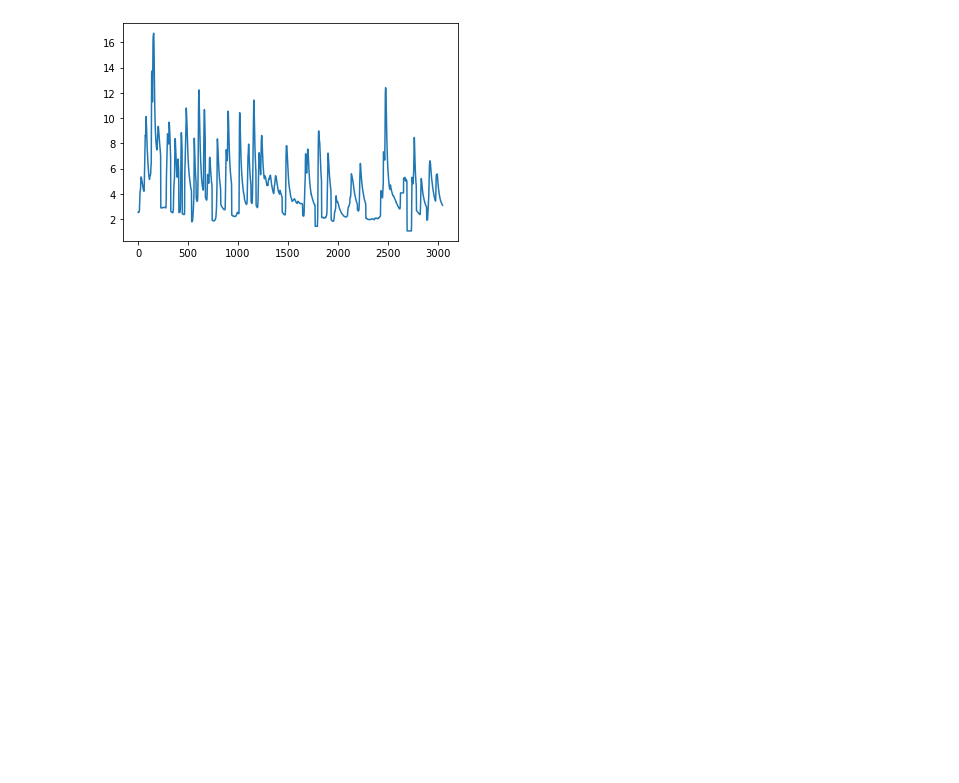
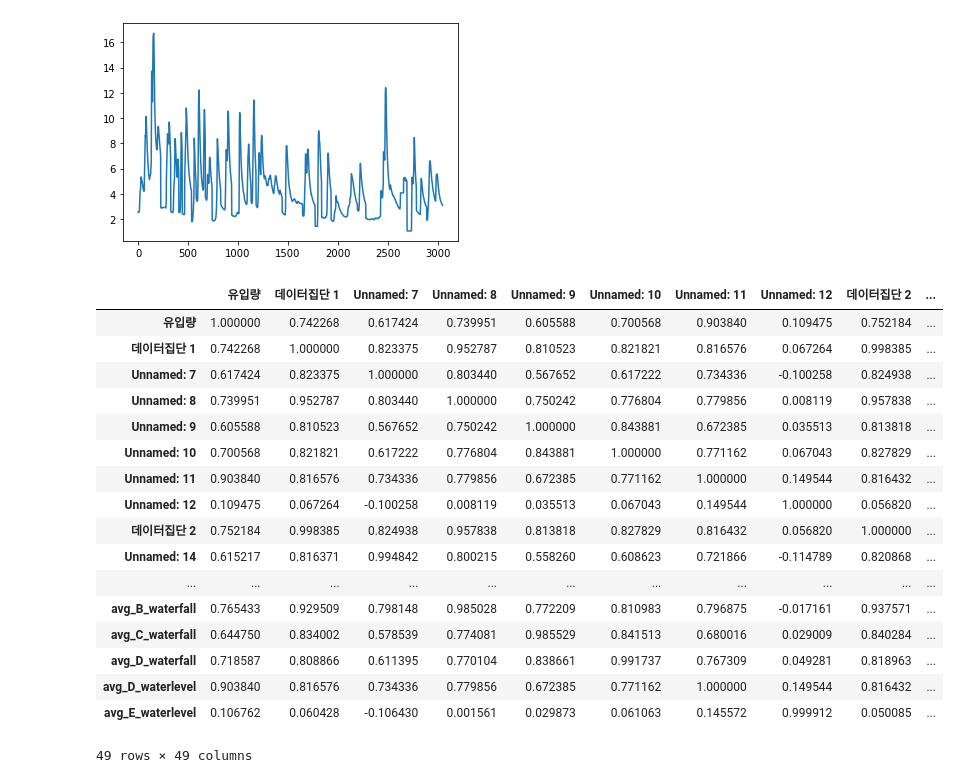
Before and after one commit to dannyljw/bigcontest, a Jupyter notebook: correlation.ipynb, the cells around one changed output. Saved outputs shown, nothing was run; the diff lists cells and outputs as text; code cells hidden in the pictures; blank space fills up the shorter version.

```diff
--- a/what.ipynb
+++ b/correlation.ipynb
@@ -81,3 +84,30 @@ plt.plot(df['avg_D_waterlevel'])
 # %% [output]
 [<matplotlib.lines.Line2D at 0x...>]
 [figure]
+# %%
+df = df.drop(['연'], axis = 1)
+df = df.drop(['월'], axis = 1)
+df = df.drop(['일'], axis = 1)
+df = df.drop(['시간'], axis = 1)
+df = df.drop(['Unnamed: 0'], axis = 1)
+df = df.drop(['홍수사상번호'], axis = 1)
+df.corr()
+# %% [output]
+|  | 유입량 | 데이터집단 1 | Unnamed: 7 | Unnamed: 8 | Unnamed: 9 | Unnamed: 10 | Unnamed: 11 | Unnamed: 12 | 데이터집단 2 | ... |
+| 유입량 | 1.000000 | 0.742268 | 0.617424 | 0.739951 | 0.605588 | 0.700568 | 0.903840 | 0.109475 | 0.752184 | ... |
+| 데이터집단 1 | 0.742268 | 1.000000 | 0.823375 | 0.952787 | 0.810523 | 0.821821 | 0.816576 | 0.067264 | 0.998385 | ... |
+| Unnamed: 7 | 0.617424 | 0.823375 | 1.000000 | 0.803440 | 0.567652 | 0.617222 | 0.734336 | -0.100258 | 0.824938 | ... |
+| Unnamed: 8 | 0.739951 | 0.952787 | 0.803440 | 1.000000 | 0.750242 | 0.776804 | 0.779856 | 0.008119 | 0.957838 | ... |
+| Unnamed: 9 | 0.605588 | 0.810523 | 0.567652 | 0.750242 | 1.000000 | 0.843881 | 0.672385 | 0.035513 | 0.813818 | ... |
+| Unnamed: 10 | 0.700568 | 0.821821 | 0.617222 | 0.776804 | 0.843881 | 1.000000 | 0.771162 | 0.067043 | 0.827829 | ... |
+| Unnamed: 11 | 0.903840 | 0.816576 | 0.734336 | 0.779856 | 0.672385 | 0.771162 | 1.000000 | 0.149544 | 0.816432 | ... |
+| Unnamed: 12 | 0.109475 | 0.067264 | -0.100258 | 0.008119 | 0.035513 | 0.067043 | 0.149544 | 1.000000 | 0.056820 | ... |
+| 데이터집단 2 | 0.752184 | 0.998385 | 0.824938 | 0.957838 | 0.813818 | 0.827829 | 0.816432 | 0.056820 | 1.000000 | ... |
+| Unnamed: 14 | 0.615217 | 0.816371 | 0.994842 | 0.800215 | 0.558260 | 0.608623 | 0.721866 | -0.114789 | 0.820868 | ... |
+| ... | ... | ... | ... | ... | ... | ... | ... | ... | ... | ... |
+| avg_B_waterfall | 0.765433 | 0.929509 | 0.798148 | 0.985028 | 0.772209 | 0.810983 | 0.796875 | -0.017161 | 0.937571 | ... |
+| avg_C_waterfall | 0.644750 | 0.834002 | 0.578539 | 0.774081 | 0.985529 | 0.841513 | 0.680016 | 0.029009 | 0.840284 | ... |
+| avg_D_waterfall | 0.718587 | 0.808866 | 0.611395 | 0.770104 | 0.838661 | 0.991737 | 0.767309 | 0.049281 | 0.818963 | ... |
+| avg_D_waterlevel | 0.903840 | 0.816576 | 0.734336 | 0.779856 | 0.672385 | 0.771162 | 1.000000 | 0.149544 | 0.816432 | ... |
+| avg_E_waterlevel | 0.106762 | 0.060428 | -0.106430 | 0.001561 | 0.029873 | 0.061063 | 0.145572 | 0.999912 | 0.050085 | ... |
+49 rows × 49 columns
```
Also changed, not shown: parts of 3 cells of this notebook, 8 other files.
